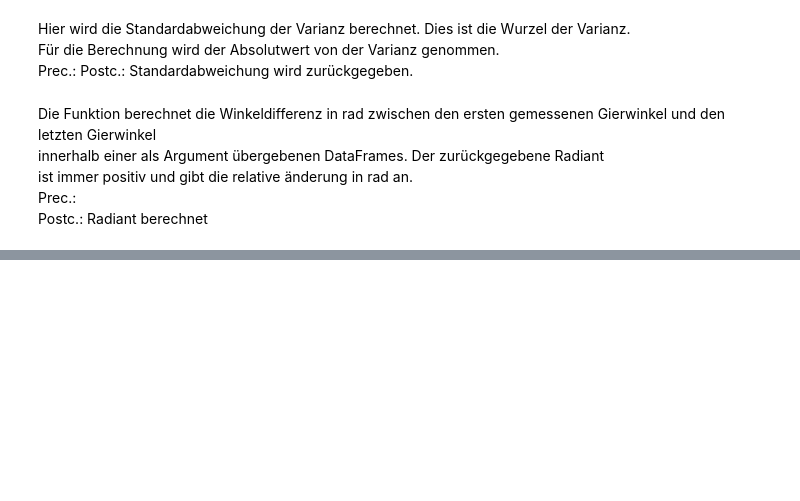
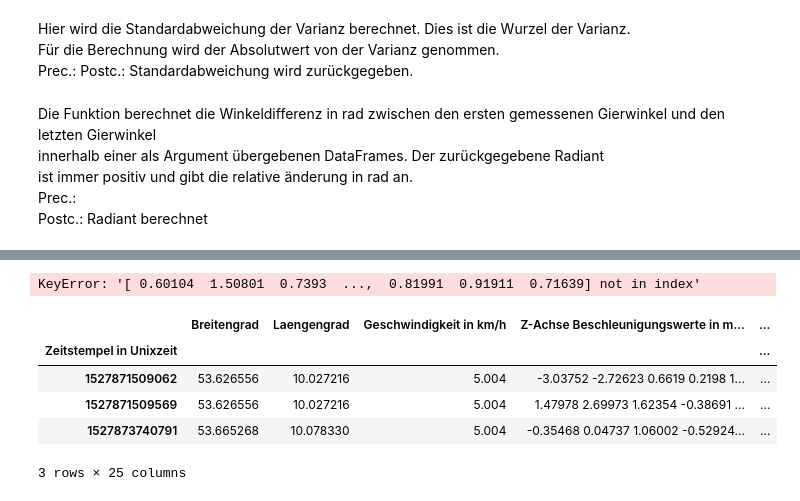
Before and after one commit to SandGreif/FahrradwegeKlassifizierung, a Jupyter notebook: merkmale_Vorverarbeitung/calculateFeatures.ipynb, the cells around one changed output, grey strips where cells are left out. Saved outputs shown, nothing was run; the diff lists cells and outputs as text; code cells hidden in the pictures; blank space fills up the shorter version.

```diff
--- a/merkmale_Vorverarbeitung/calculateFeatures.ipynb
+++ b/merkmale_Vorverarbeitung/calculateFeatures.ipynb
@@ -489,2 +260,2 @@ featuresDf.to_csv('../daten/merkmale_datensatz_26_bis_27/absMesswerte/merkmale.c
 # %%
-pandas.read_csv("../daten/merkmale_datensatz_15_bis_22/merkmale.csv").columns
+featuresDf = pandas.read_csv("../daten/merkmale_datensatz_37/merkmale.csv")
@@ -635,0 +393,13 @@ OK
+# %%
+featuresDf[featuresDf['Standardabweichung Z-Achse Beschleunigung in m/s^2']]
+# %% [output]
+KeyError: '[ 0.60104  1.50801  0.7393  ...,  0.81991  0.91911  0.71639] not in index'
+# %%
+featuresDf[featuresDf['Anzahl der Messwerte'] == featuresDf['Anzahl der Messwerte'].max()]
+# %% [output]
+|  | Breitengrad | Laengengrad | Geschwindigkeit in km/h | Z-Achse Beschleunigungswerte in m... | ... |
+| Zeitstempel in Unixzeit |  |  |  |  | ... |
+| 1527871509062 | 53.626556 | 10.027216 | 5.004 | -3.03752 -2.72623 0.6619 0.2198 1... | ... |
+| 1527871509569 | 53.626556 | 10.027216 | 5.004 | 1.47978 2.69973 1.62354 -0.38691 ... | ... |
+| 1527873740791 | 53.665268 | 10.078330 | 5.004 | -0.35468 0.04737 1.06002 -0.52924... | ... |
+3 rows × 25 columns
```
Also changed, not shown: parts of 36 cells of this notebook, 8 other files.
